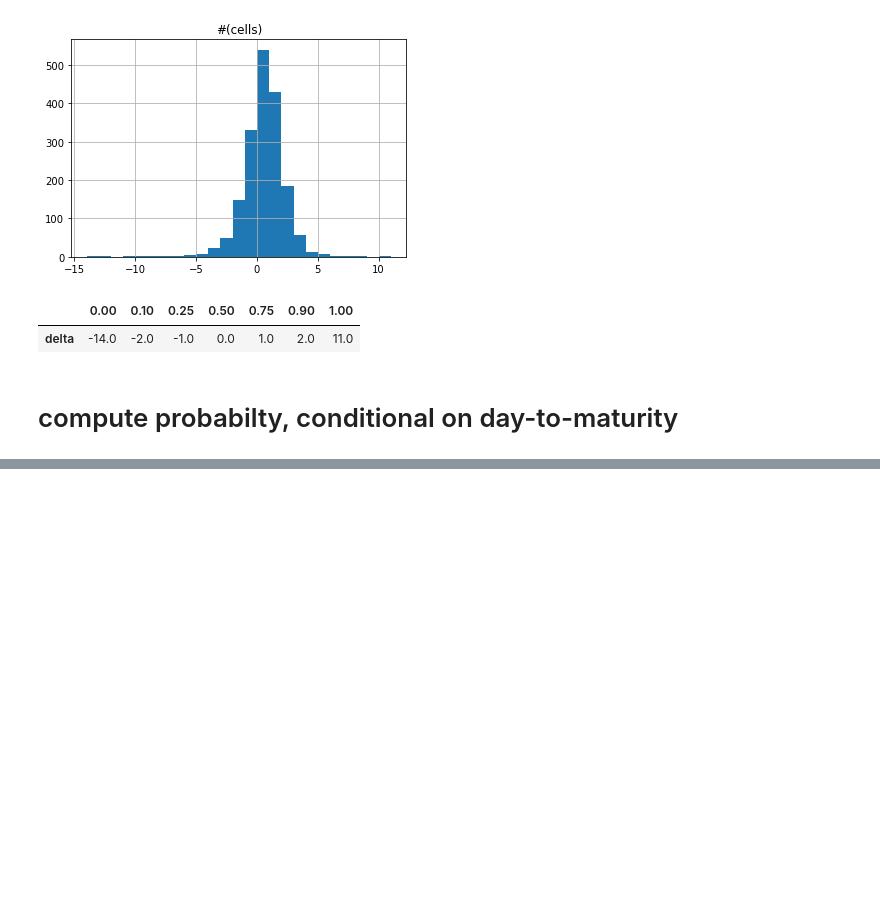
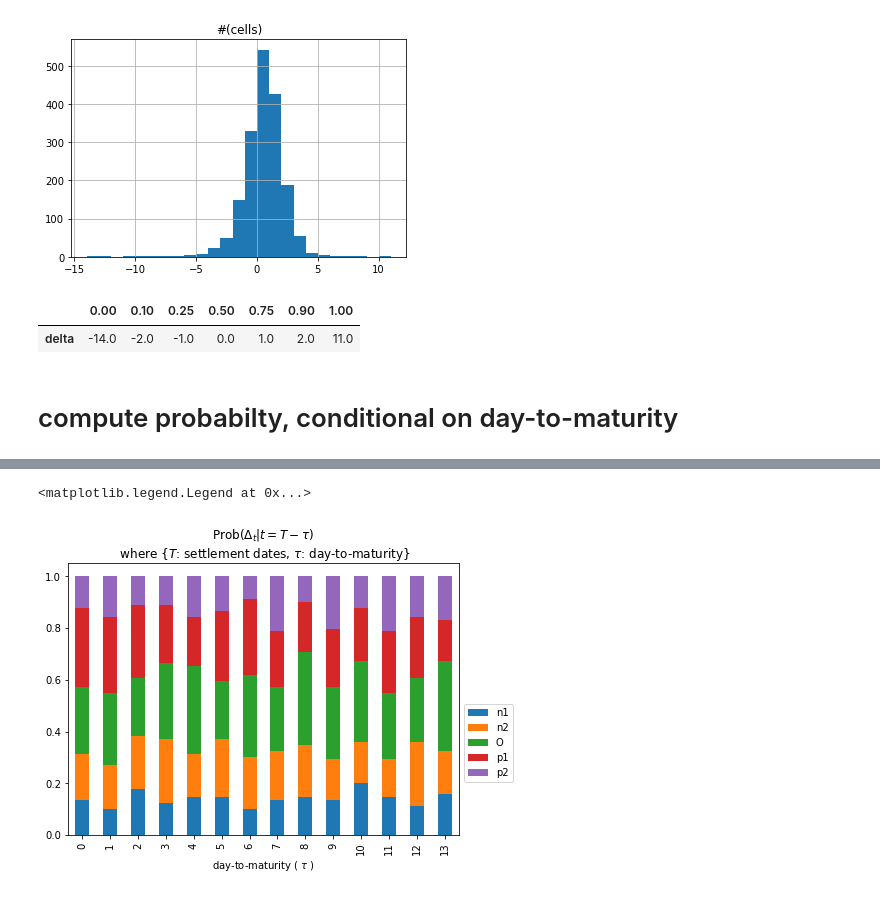
Before and after one commit to datasci-info/stock_path_tracker, a Jupyter notebook: analysis.ipynb, the cells around one changed output, grey strips where cells are left out. Drawn from its saved outputs; the diff is of its cells as text; code cells hidden in the pictures; blank space fills up the shorter version.

Commit message:
finish computing prob of each d2m

```diff
--- a/analysis.ipynb
+++ b/analysis.ipynb
@@ -141,3 +147,18 @@ df.delta.div(50).quantile([0, 0.1, 0.25, 0.5, 0.75, 0.9, 1]).to_frame('delta').T
 | delta | -14.0 | -2.0 | -1.0 | 0.0 | 1.0 | 2.0 | 11.0 |
 # %% [markdown]
 # compute probabilty, conditional on day-to-maturity
+# %%
+# only consider complete samples [T-13, T]
+df = df.query(f'd2m <= {max_d2m}').copy()
+# %%
+# winsorizing
+df['delta_cell'] = df.delta // 50
+df.loc[df.delta_cell >= max_delta_cell, 'delta_cell'] = max_delta_cell
+df.loc[df.delta_cell <= - max_delta_cell , 'delta_cell'] = - max_delta_cell
+# %%
+m_prob = np.zeros((max_d2m+1, max_delta_cell*2+1))
+for d2m, df_m in df.groupby('d2m'):
+    m_prob[int(d2m), :] = df_m.groupby('delta_cell').size().div(df_m.shape[0])
+df_prob = pd.DataFrame(m_prob, columns=['n1', 'n2', 'O', 'p1', 'p2'])
+df_prob.index.name = 'day-to-maturity ( $\\tau$ )'
+df_prob
@@ -143,0 +182,5 @@ df.delta.div(50).quantile([0, 0.1, 0.25, 0.5, 0.75, 0.9, 1]).to_frame('delta').T
+# %%
+df_prob.plot.bar(stacked=True, figsize=(7, 5), title='Prob($\Delta_t$|$t=T-\\tau$) \n where {$T$: settlement dates, $\\tau$: day-to-maturity}').legend(bbox_to_anchor=(1.0, 0.5))
+# %% [output]
+<matplotlib.legend.Legend at 0x...>
+[figure, added]
```
Also changed, not shown: parts of 10 cells of this notebook.
